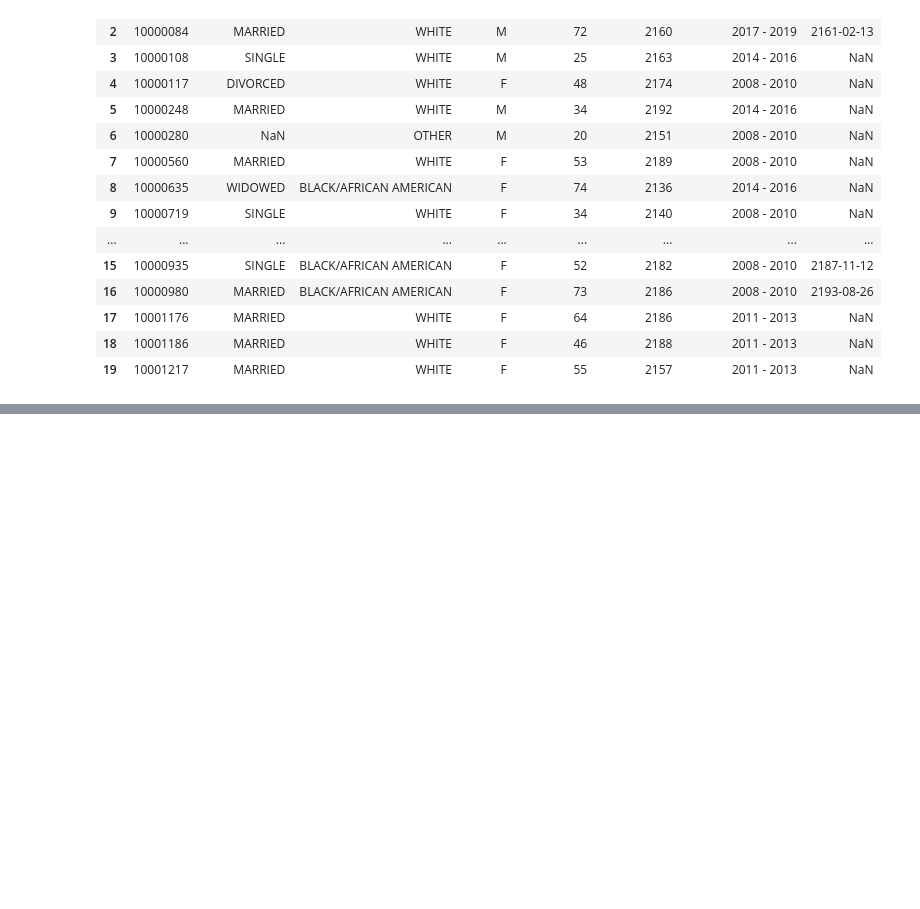
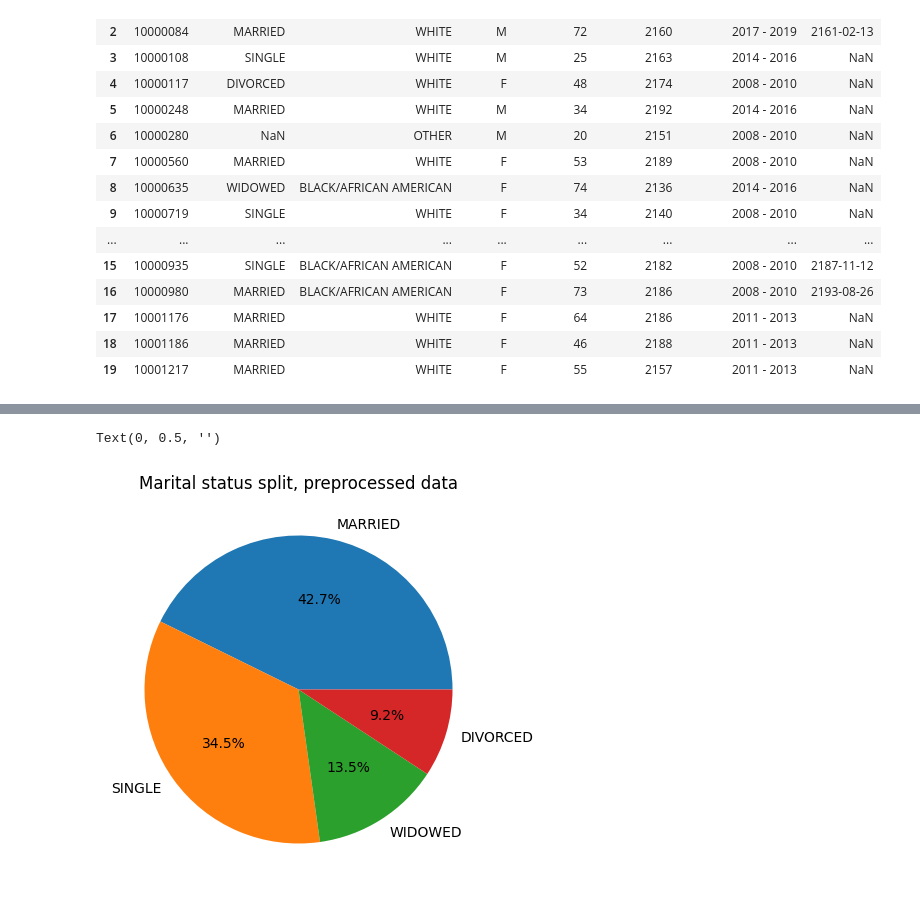
Before and after one commit to Adibvafa/RadioCare, a Jupyter notebook: aieng_template/data_pipeline.ipynb, the cells around one changed output, grey strips where cells are left out. Cells and saved outputs as stored; diff of their text form; code cells hidden in the pictures; blank space fills up the shorter version.

Commit message:
Added visualisations to demonstrate patient demography

```diff
--- a/aieng_template/data_pipeline.ipynb
+++ b/aieng_template/data_pipeline.ipynb
@@ -128,3 +129,11 @@ final_df.head(20)
 | 17 | 10000935 | 51178377 | 9b314ad7-fbcb0422-6db62dfc-732858... | files/p10/p10000935/s51178377/9b3... | files/p10/p10000935/s51178377.txt | SINGLE | BLACK/AFRICAN AMERICAN | F | ... |
 | 18 | 10000935 | 55697293 | 6a5c3985-7764bdd0-ec5a6a74-af78bc... | files/p10/p10000935/s55697293/6a5... | files/p10/p10000935/s55697293.txt | SINGLE | BLACK/AFRICAN AMERICAN | F | ... |
 | 19 | 10000935 | 55697293 | c50494f1-90e2bff5-e9189550-1a4562... | files/p10/p10000935/s55697293/c50... | files/p10/p10000935/s55697293.txt | SINGLE | BLACK/AFRICAN AMERICAN | F | ... |
+# %%
+fig = plt.figure(figsize=(5,5))
+final_df.marital_status.value_counts().plot.pie(startangle = 0, autopct='%1.1f%%')
+plt.title('Marital status split, preprocessed data')
+plt.ylabel('')
+# %% [output]
+Text(0, 0.5, '')
+[figure, added]
```
Also changed, not shown: parts of 5 cells of this notebook.
